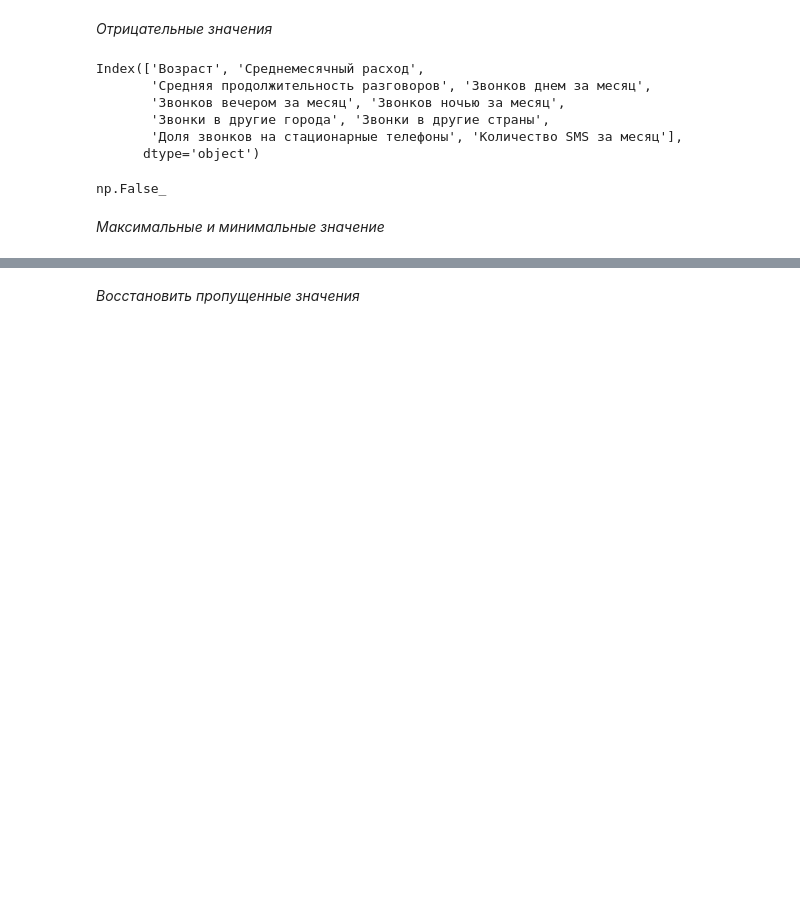
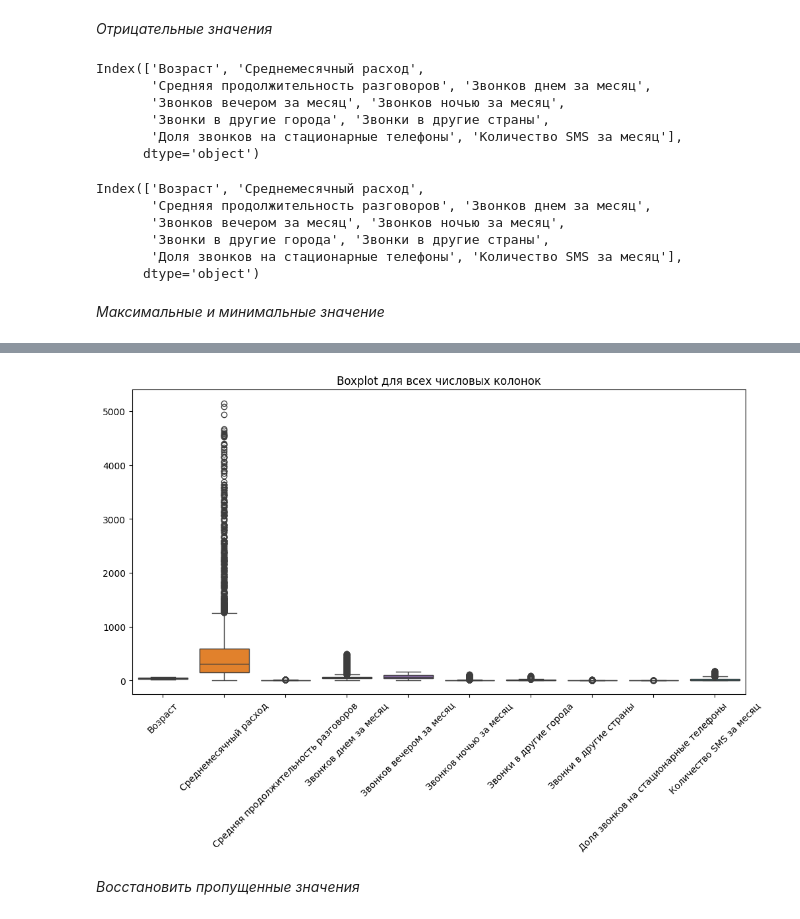
Before and after one commit to jenyadev3/Telecom-customer-base-segmentation, a Jupyter notebook: vkr_telecom.ipynb, the cells around one changed output, grey strips where cells are left out. Saved outputs shown, nothing was run; the diff lists cells and outputs as text; code cells hidden in the pictures; blank space fills up the shorter version.

```diff
--- a/vkr_telecom.ipynb
+++ b/vkr_telecom.ipynb
@@ -121,6 +137,5 @@ df["Дата подключения тарифа"] = pd.to_datetime(df["Дата
 # %%
-#перевела из object в числа
-cols = ["Звонков ночью за месяц","Звонки в другие города","Доля звонков на стационарные телефоны","Количество SMS за месяц"]
+cols = ["Звонков ночью за месяц","Звонки в другие города","Количество SMS за месяц"]
 for c in cols:
     df[c] = pd.to_numeric(df[c], errors="coerce")
 df.info()
@@ -145,0 +163,4 @@ memory usage: 386.2 KB
+# %%
+df["Доля звонков на стационарные телефоны"] = (
+    df["Доля звонков на стационарные телефоны"].astype(float) / 100
+)
@@ -168,7 +217,12 @@ Index(['Возраст', 'Среднемесячный расход',
 # %%
 (df[num_cols] < 0).any().any()
 # %% [output]
-np.False_
+Index(['Возраст', 'Среднемесячный расход',
+       'Средняя продолжительность разговоров', 'Звонков днем за месяц',
+       'Звонков вечером за месяц', 'Звонков ночью за месяц',
+       'Звонки в другие города', 'Звонки в другие страны',
+       'Доля звонков на стационарные телефоны', 'Количество SMS за месяц'],
+      dtype='object')
 # %% [markdown]
 *Максимальные и минимальные значение*
 # %%
@@ -183,6 +237,16 @@ df.describe()
 | 75% | 52.000000 | 599.840000 | 5.900000 | 68.000000 | 98.000000 | ... |
 | max | 70.000000 | 5142.760000 | 20.000000 | 500.000000 | 160.000000 | ... |
 | std | 13.077254 | 646.354693 | 3.005210 | 62.877394 | 41.219909 | ... |
+# %%
+import seaborn as sns
+import matplotlib.pyplot as plt
+plt.figure(figsize=(12, 6))
+sns.boxplot(data=df[num_cols])
+plt.xticks(rotation=45)
+plt.title("Boxplot для всех числовых колонок")
+plt.show()
+# %% [output]
+[figure, added]
 # %% [markdown]
 *Восстановить пропущенные значения*
 # %%
```
Also changed, not shown: parts of 39 cells of this notebook.
